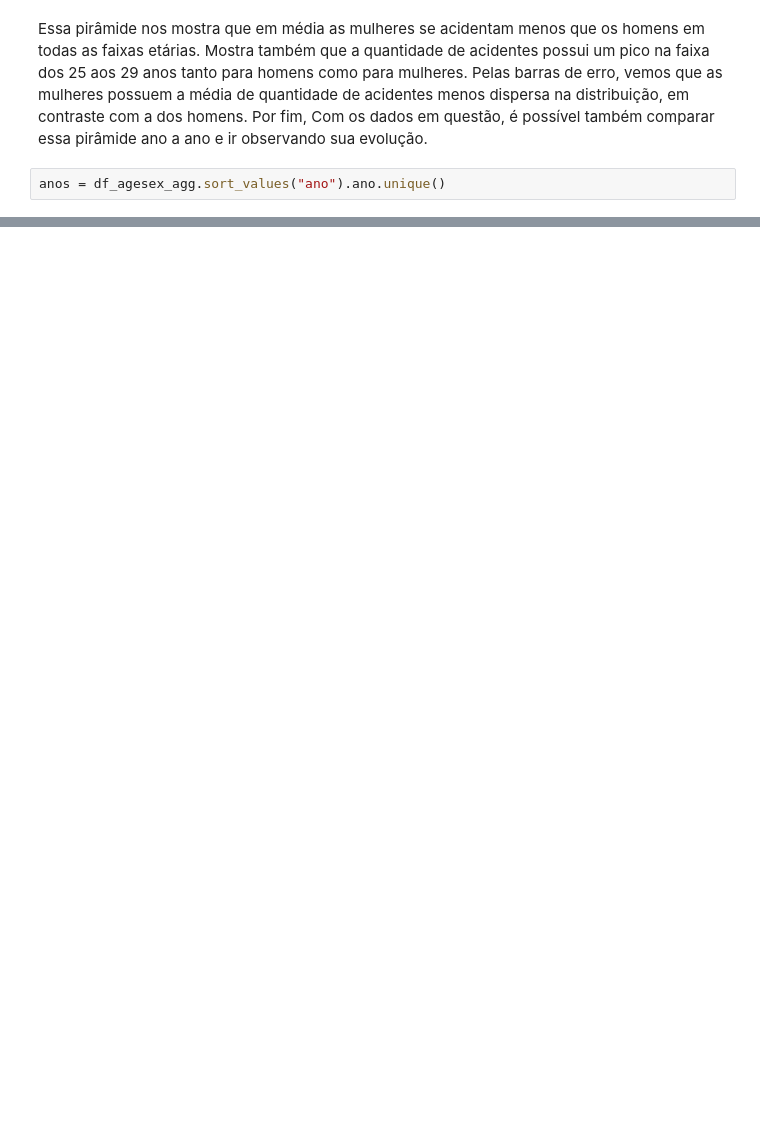
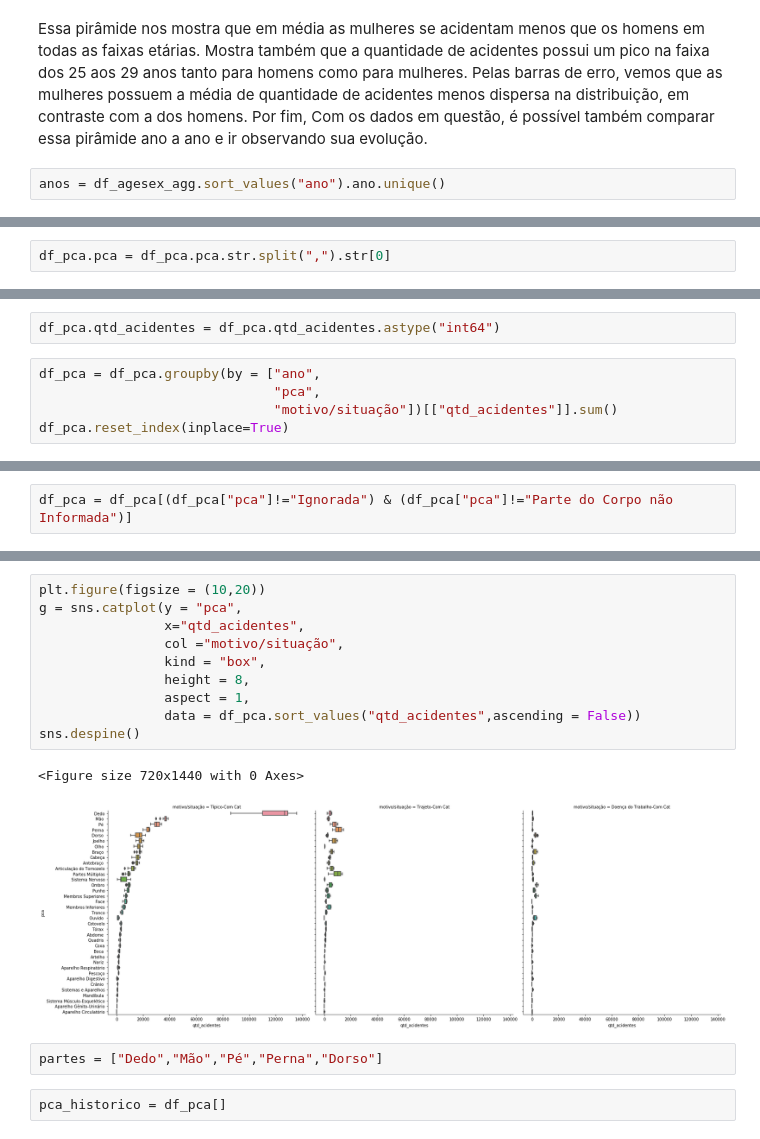
Before and after one commit to lorransr/CAT, a Jupyter notebook: Acidentes_de_Trabalho.ipynb, the cells around one changed output, grey strips where cells are left out. Drawn from its saved outputs; the diff is of its cells as text; blank space fills up the shorter version.

```diff
--- a/Acidentes_de_Trabalho.ipynb
+++ b/Acidentes_de_Trabalho.ipynb
@@ -726,0 +959,2 @@ Tendo em vista os dois gráficos, podemos observar que o número de acidentes de
+# %%
+df_pca.pca = df_pca.pca.str.split(",").str[0]
@@ -726,0 +991,7 @@ Tendo em vista os dois gráficos, podemos observar que o número de acidentes de
+# %%
+df_pca.qtd_acidentes = df_pca.qtd_acidentes.astype("int64")
+# %%
+df_pca = df_pca.groupby(by = ["ano",
+                              "pca",
+                              "motivo/situação"])[["qtd_acidentes"]].sum()
+df_pca.reset_index(inplace=True)
@@ -726,0 +1000,2 @@ Tendo em vista os dois gráficos, podemos observar que o número de acidentes de
+# %%
+df_pca = df_pca[(df_pca["pca"]!="Ignorada") & (df_pca["pca"]!="Parte do Corpo não Informada")]
@@ -726,0 +1024,17 @@ Tendo em vista os dois gráficos, podemos observar que o número de acidentes de
+# %%
+plt.figure(figsize = (10,20))
+g = sns.catplot(y = "pca",
+                x="qtd_acidentes",
+                col ="motivo/situação",
+                kind = "box",
+                height = 8,
+                aspect = 1,
+                data = df_pca.sort_values("qtd_acidentes",ascending = False))
+sns.despine()
+# %% [output]
+<Figure size 720x1440 with 0 Axes>
+[figure, added]
+# %%
+partes = ["Dedo","Mão","Pé","Perna","Dorso"]
+# %%
+pca_historico = df_pca[]
```
Also changed, not shown: parts of 54 cells of this notebook.
